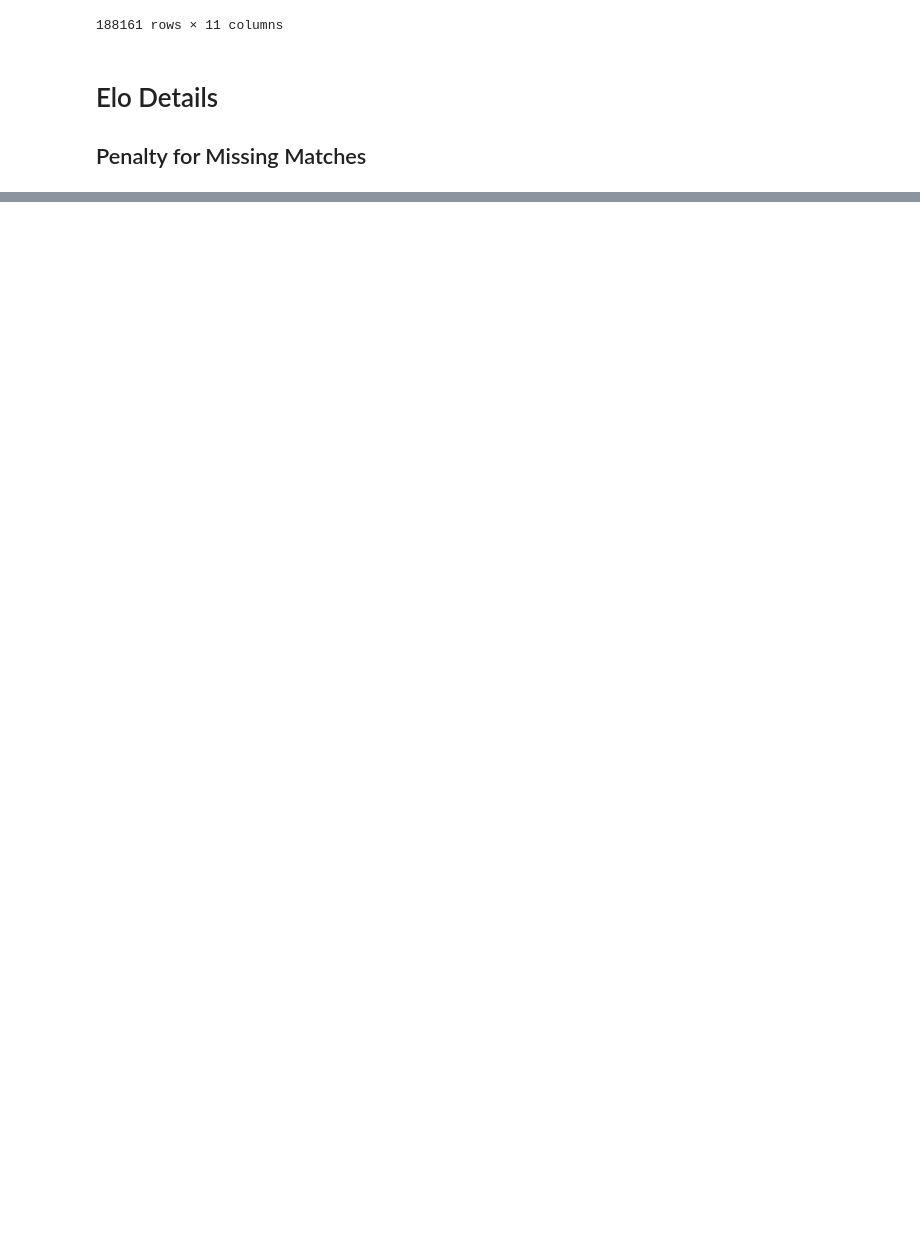
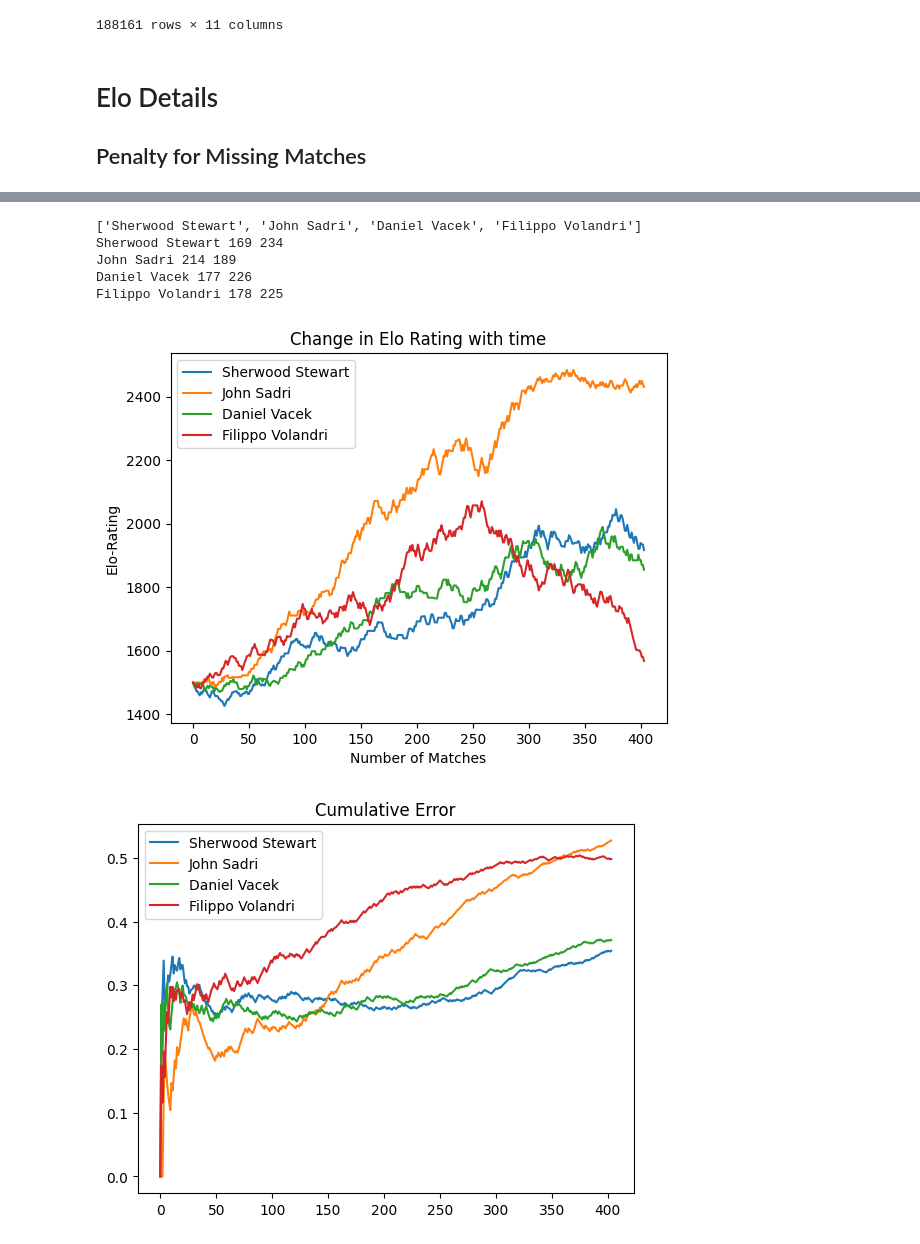
Before and after one commit to gametheoryblr/Rating-Matching, a Jupyter notebook: analyse.ipynb, the cells around one changed output, grey strips where cells are left out. Cells and saved outputs as stored; diff of their text form; code cells hidden in the pictures; blank space fills up the shorter version.

```diff
--- a/analyse.ipynb
+++ b/analyse.ipynb
@@ -109,6 +109,8 @@ class Player:
         self.rating = 1500 # initial Elo rating
         self.surface_rating = {'hard':1500,'clay':1500,'grass':1500}
         self.matches = []
+        self.wins = 0
+        self.lose = 0
 
     def updateProfile(self,score:list,result:str,opponent):
         matches.append((opponent.id,score))
@@ -116,13 +118,3 @@ class Player:
 # Elo Details
 
 ## Penalty for Missing Matches
-# %%
-# ELO Functions
-
-'''
-    input: objects corresponding to player1, player2
-    output: probability of player1 winning over player2
-'''
-def predict(player1,player2):
-    difference = player1.rating - player2.rating
-    return 1 - (1/(1 + 10^(difference/400)))
@@ -128,0 +210,8 @@ def predict(player1,player2):
+# %%
+tosee = {}
+for i in prat.keys():
+    if len(prat[i]) not in tosee.keys():
+        tosee[len(prat[i])] = []
+    tosee[len(prat[i])].append(i)
+print(tosee)
+print(tosee.keys())
@@ -128,0 +221,60 @@ def predict(player1,player2):
+# %%
+indx = 404
+
+print(tosee[indx])
+for i in tosee[indx]:
+    print(i,players[i].wins,players[i].lose)
+    # plotPlayer(i)
+    plt.plot(range(len(prat[i])),prat[i],label=i)
+plt.title('Change in Elo Rating with time')
+plt.xlabel('Number of Matches')
+plt.ylabel('Elo-Rating')
+plt.legend()
+plt.show()
+# cumulative error
+for i in tosee[indx]:
+    # plotPlayer(i)
+    nmat = []
+    for x in plerr[i]:
+        if len(nmat) == 0:
+            nmat.append(x)
+        else:
+            nmat.append((x+nmat[-1]*len(nmat))/(len(nmat) + 1))
+    plt.plot(range(len(nmat)),nmat,label=i)
+plt.title('Cumulative Error')
+plt.legend()
+plt.show()
+
+
+# window error
+window_size = 15
+for i in tosee[indx]:
+    # plotPlayer(i)
+    nmat = []
+    for x in range(len(plerr[i])):
+        if x < window_size:
+            y = 0
+            ans = 0
+            while y <= x:
+                ans += plerr[i][y]
+                y += 1
+            nmat.append(ans)
+        else:
+            ans = 0
+            y = 0
+            while y < window_size:
+                y += 1
+                ans += plerr[i][x - y]
+            nmat.append(ans)
+    plt.plot(range(len(nmat)),nmat,label=i)
+plt.title('Window Error')
+plt.legend()
+plt.show()
+# %% [output]
+['Sherwood Stewart', 'John Sadri', 'Daniel Vacek', 'Filippo Volandri']
+Sherwood Stewart 169 234
+John Sadri 214 189
+Daniel Vacek 177 226
+Filippo Volandri 178 225
+[figure, added]
+[figure, added]
```
Also changed, not shown: parts of 8 cells of this notebook.
